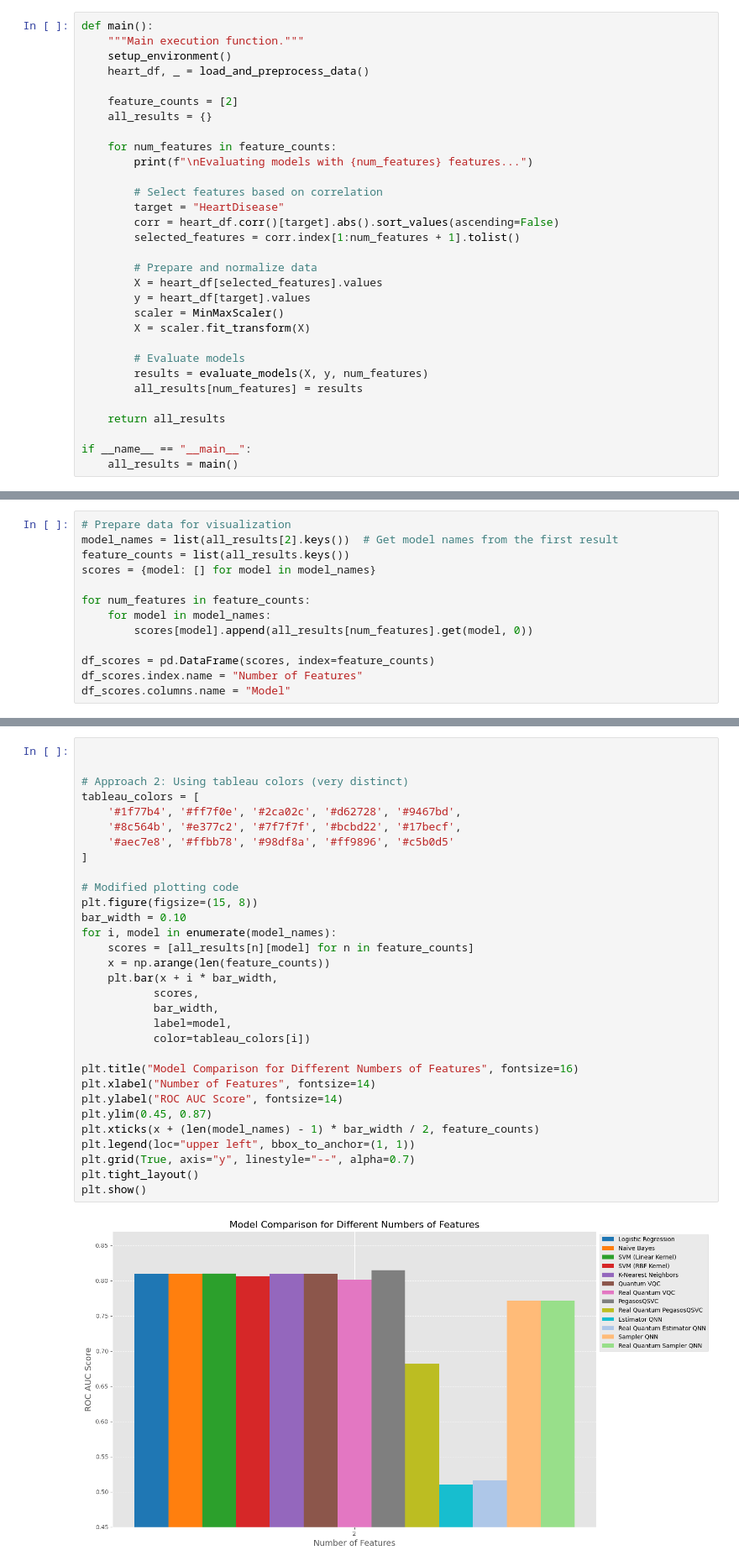
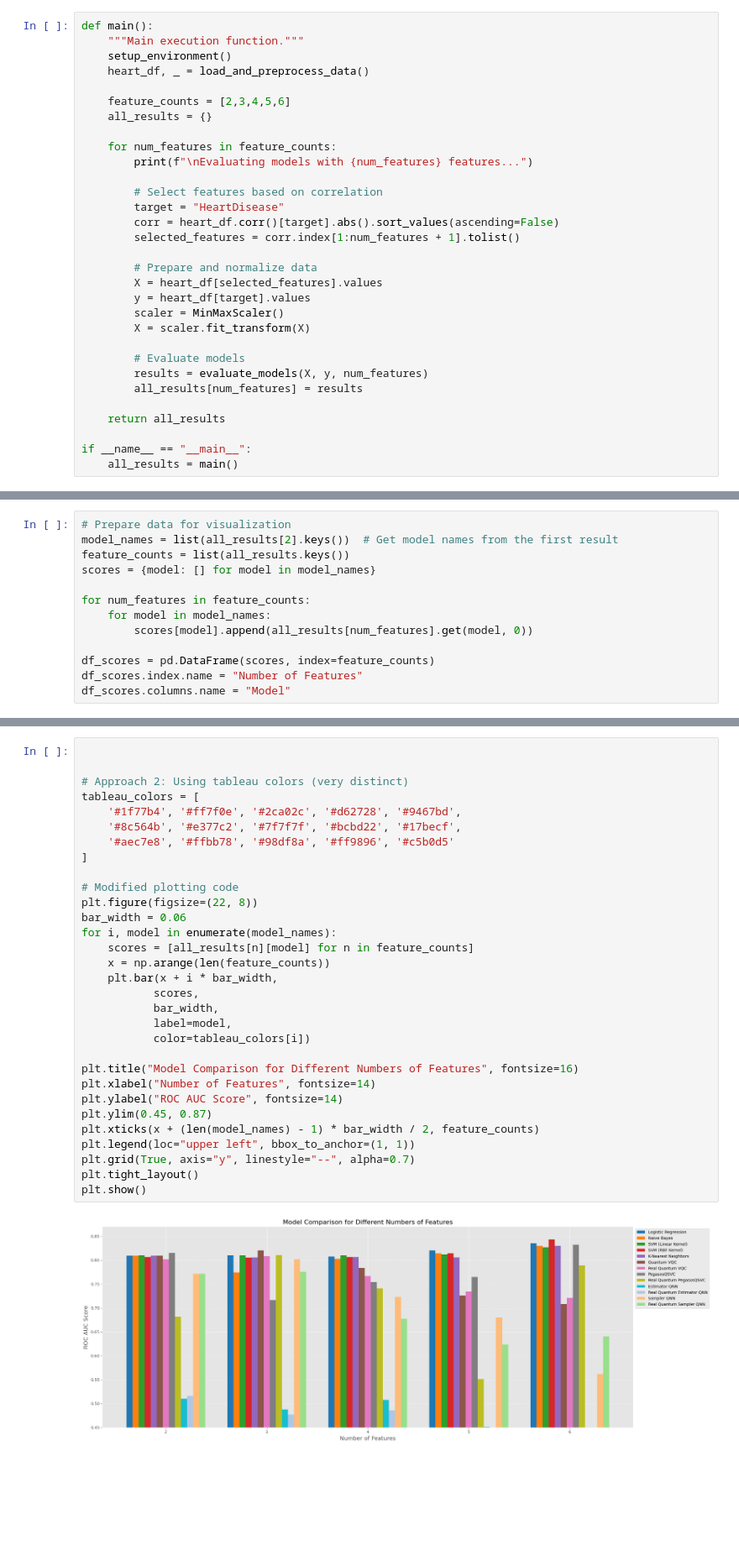
Before and after one commit to asterios-pantousas/Qiskit_QML_Implementations, a Jupyter notebook: heart_failure_best.ipynb, the cells around one changed output, grey strips where cells are left out. Shown at 84% size. Drawn from its saved outputs; the diff is of its cells as text; blank space fills up the shorter version.

```diff
--- a/heart_failure_best.ipynb
+++ b/heart_failure_best.ipynb
@@ -370,7 +370,7 @@ def main():
     setup_environment()
     heart_df, _ = load_and_preprocess_data()
 
-    feature_counts = [2]
+    feature_counts = [2,3,4,5,6]
     all_results = {}
 
     for num_features in feature_counts:
@@ -445,33 +449,33 @@ Model Performance Comparison
 # %%
 
 
 # Approach 2: Using tableau colors (very distinct)
 tableau_colors = [
     '#1f77b4', '#ff7f0e', '#2ca02c', '#d62728', '#9467bd',
     '#8c564b', '#e377c2', '#7f7f7f', '#bcbd22', '#17becf',
     '#aec7e8', '#ffbb78', '#98df8a', '#ff9896', '#c5b0d5'
 ]
 
 # Modified plotting code
-plt.figure(figsize=(15, 8))
-bar_width = 0.10
+plt.figure(figsize=(22, 8))
+bar_width = 0.06
 for i, model in enumerate(model_names):
     scores = [all_results[n][model] for n in feature_counts]
     x = np.arange(len(feature_counts))
     plt.bar(x + i * bar_width,
            scores,
            bar_width,
            label=model,
            color=tableau_colors[i])
 
 plt.title("Model Comparison for Different Numbers of Features", fontsize=16)
 plt.xlabel("Number of Features", fontsize=14)
 plt.ylabel("ROC AUC Score", fontsize=14)
 plt.ylim(0.45, 0.87)
 plt.xticks(x + (len(model_names) - 1) * bar_width / 2, feature_counts)
 plt.legend(loc="upper left", bbox_to_anchor=(1, 1))
 plt.grid(True, axis="y", linestyle="--", alpha=0.7)
 plt.tight_layout()
 plt.show()
 # %% [output]
-[figure, old version]
+[figure, new version]
```
Also changed, not shown: parts of 2 cells of this notebook, 4 other files.
